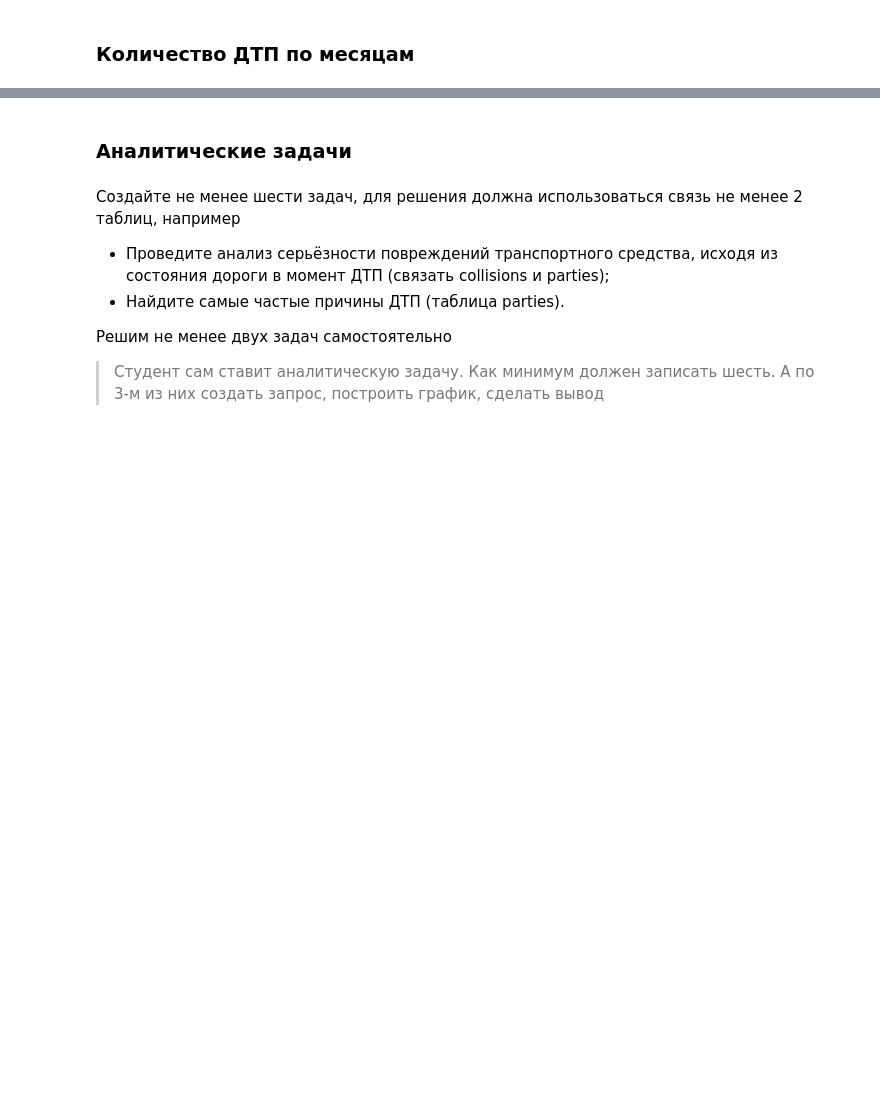
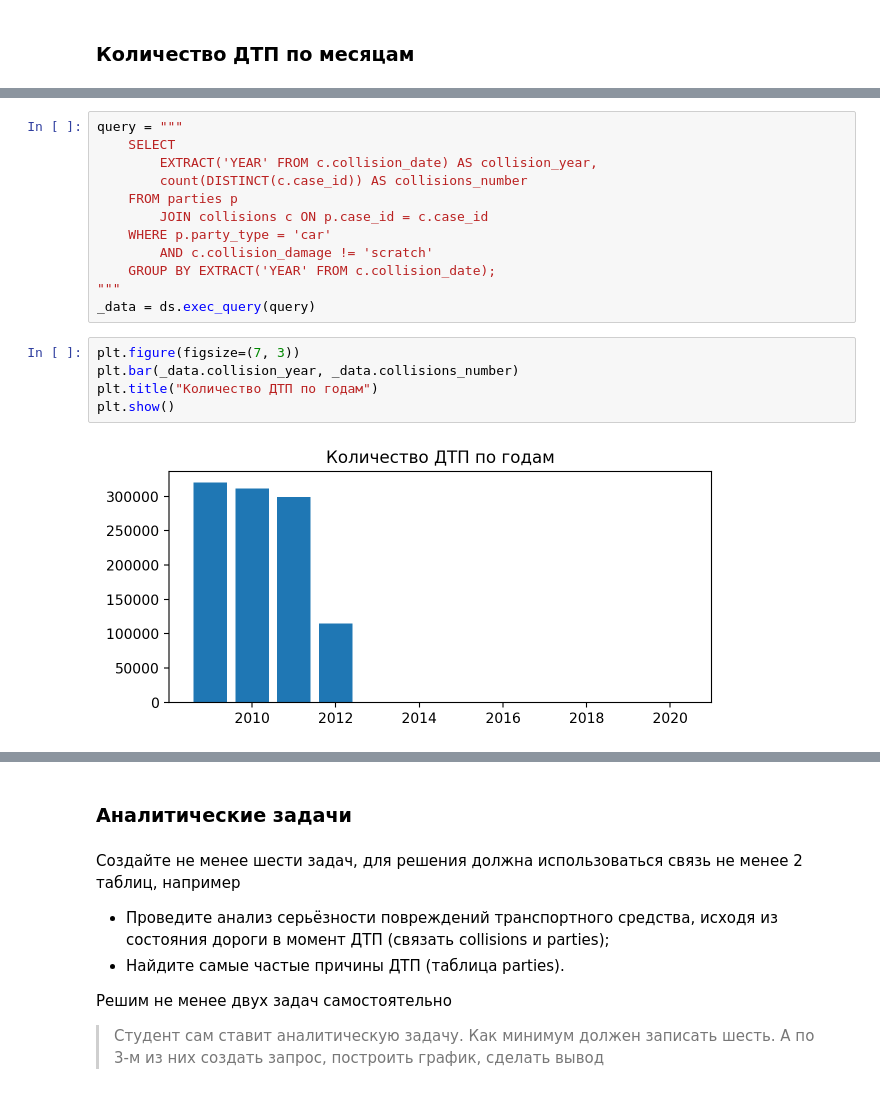
Before and after one commit to dimdasci/yp15-motor-vehicle-collisions, a Jupyter notebook: notebooks/yp15-motor-vehicle-collisions.ipynb, the cells around one changed output, grey strips where cells are left out. Saved outputs shown, nothing was run; the diff lists cells and outputs as text; blank space fills up the shorter version.

Commit message:
added collisions number by month

```diff
--- a/notebooks/yp15-motor-vehicle-collisions.ipynb
+++ b/notebooks/yp15-motor-vehicle-collisions.ipynb
@@ -412,0 +443,19 @@ vehicles
+# %%
+query = """
+    SELECT
+        EXTRACT('YEAR' FROM c.collision_date) AS collision_year,
+        count(DISTINCT(c.case_id)) AS collisions_number
+    FROM parties p
+        JOIN collisions c ON p.case_id = c.case_id
+    WHERE p.party_type = 'car'
+        AND c.collision_damage != 'scratch'
+    GROUP BY EXTRACT('YEAR' FROM c.collision_date);
+"""
+_data = ds.exec_query(query)
+# %%
+plt.figure(figsize=(7, 3))
+plt.bar(_data.collision_year, _data.collisions_number)
+plt.title("Количество ДТП по годам")
+plt.show()
+# %% [output]
+[figure, added]
```
Also changed, not shown: parts of 8 cells of this notebook.
